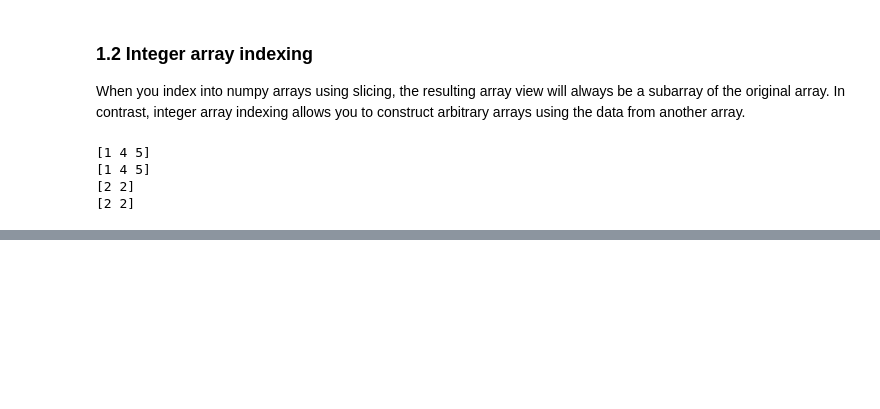
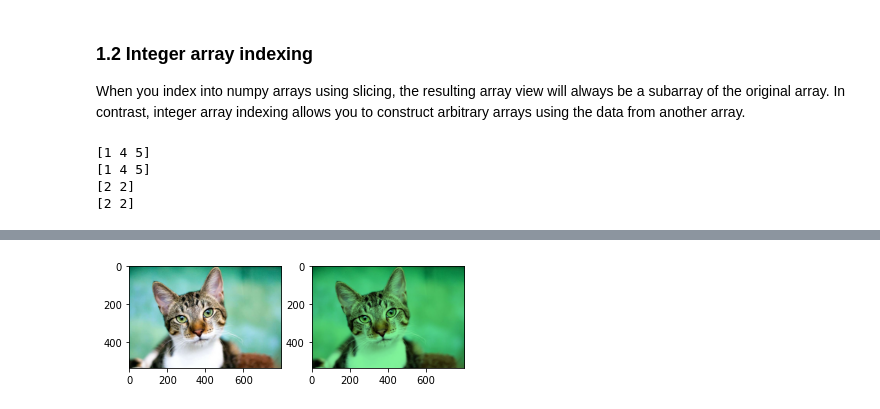
Before and after one commit to prachuryanath/Stanford-CS231N, a Jupyter notebook: Labs/1.Numpy.ipynb, the cells around one changed output, grey strips where cells are left out. Saved outputs shown, nothing was run; the diff lists cells and outputs as text; code cells hidden in the pictures; blank space fills up the shorter version.

```diff
--- a/Labs/1.Numpy.ipynb
+++ b/Labs/1.Numpy.ipynb
@@ -478,0 +902,18 @@ print(np.array([a[0, 1], a[0, 1]]))  # Prints "[2 2]"
+# %%
+img = imread('https://cdn.britannica.com/s:800x1000/22/206222-050-3F741817/Domestic-feline-tabby-cat.jpg')
+img_tinted = img * [0.5, 0.95, 0.6]
+
+# Show the original image
+plt.subplot(1, 2, 1)
+plt.imshow(img)
+
+# Show the tinted image
+plt.subplot(1, 2, 2)
+
+# A slight gotcha with imshow is that it might give strange results
+# if presented with data that is not uint8. To work around this, we
+# explicitly cast the image to uint8 before displaying it.
+plt.imshow(np.uint8(img_tinted))
+plt.show()
+# %% [output]
+[figure, added]
```
Also changed, not shown: parts of 39 cells of this notebook, 1 other file.
